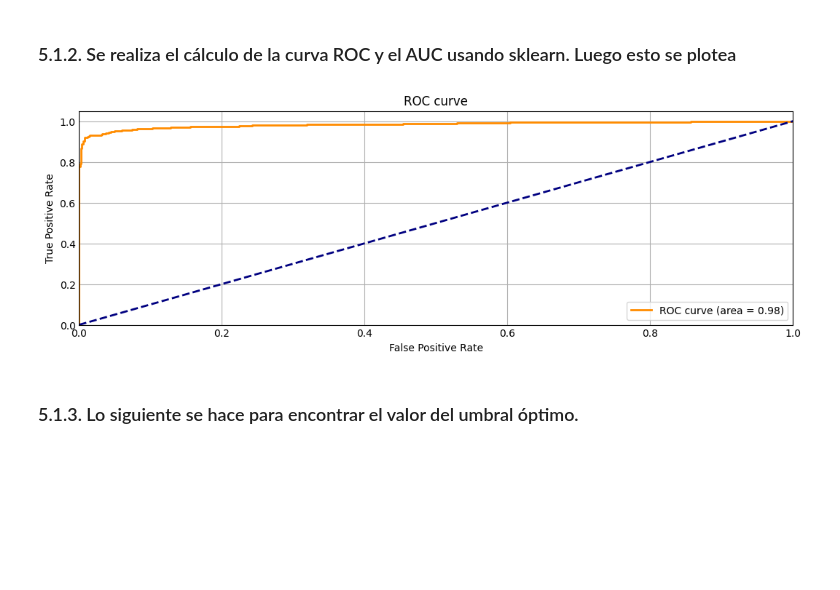
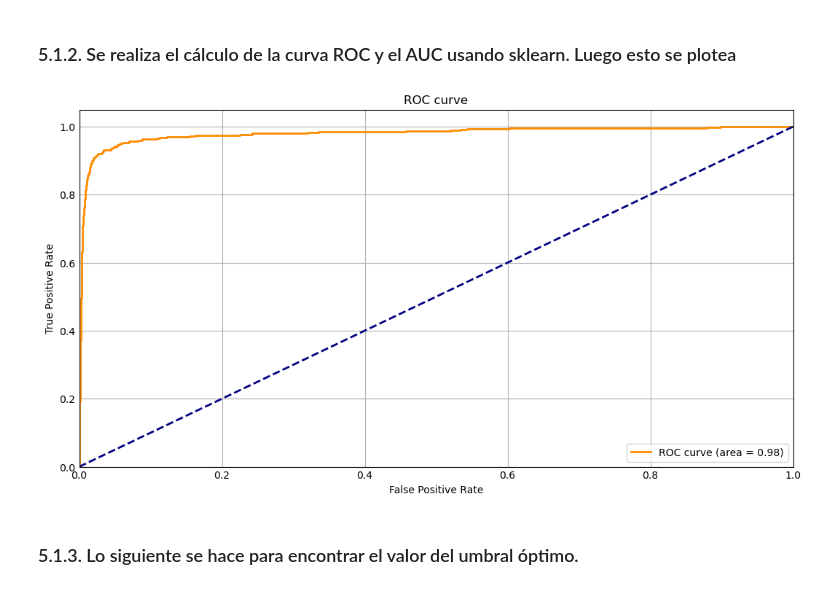
Before and after one commit to simonvidal99/Trigger, a Jupyter notebook: energy.ipynb, the cells around one changed output. Drawn from its saved outputs; the diff is of its cells as text; code cells hidden in the pictures; blank space fills up the shorter version.

```diff
--- a/energy.ipynb
+++ b/energy.ipynb
@@ -441,7 +483,9 @@ energy_events_under_four, power_events_under_four = zip(*[energy_power(st.data)
 # %%
 no_event_df = pd.read_csv('no_event_intervals.txt')
 
-random_intervals = no_event_df.sample(n=50, random_state=1)
+#max es 1273
+intervals = 1273
+random_intervals = no_event_df.sample(n=intervals, random_state=1)
 # %%
 # Convertir las columnas 'Start' y 'End' a datetime
 random_intervals['Start'] = pd.to_datetime(random_intervals['Start'])
@@ -458,13 +502,14 @@ end_time_no_events.sort()
 # %% [markdown]
 ### 4.2.3. Se hace el slice de las trazas para la estación CO10.
 # %%
-station_no_event = ['CO10']*1000
+station_no_event = ['CO10']*intervals
 closest_sts_tr_no_event = [stations_dic[estacion] for estacion in station_no_event]
 
 sliced_traces_no_event = [traces.slice(start, start + 60) for traces, start in zip(closest_sts_tr_no_event, start_times_no_events)]
 # %%
 energy_events_no_events, power_events_no_event = zip(*[energy_power(st.data) for st in sliced_traces_no_event])
 power_events_all = [power_events, power_events_under_four, power_events_no_event]
+energy_events_all = [energy_events, energy_events_under_four, energy_events_no_events]
 event_type = ['$M \geq 4$', '$M < 4$', 'sin eventos']
 # %% [markdown]
 ## 4.3. Comparación a través del histograma de 3 casos diferentes
@@ -484,14 +529,16 @@ Como para realizar esto se necesitan tener solo dos clases, del tipo "sí" y "no
 ### 5.1.1. Comenzamos definiendo las clases y asignando los labels. Consideramos un sismo como 1, y un no sismo como 0
 # %%
 
-classes = ['Seismic Event', 'No Seismic Event']
+classes = ['No Event', 'Event']
 
-power_events_flattened = [np.concatenate(events) for events in power_events_all]
+power_events_flattened = [np.concatenate(events) for events in energy_events_all]
 data = np.concatenate(power_events_flattened)
 # Como estamos trabajando con el log de 10 antes, lo hacemos tambien acá, hace todo más bonito jjjjjeee
 log_data = np.log10(data)
 
-labels = np.concatenate([np.ones(len(power_events_flattened[0])), np.ones(len(power_events_flattened[1])), np.zeros(len(power_events_flattened[2]))])
+labels = np.concatenate([np.ones(len(power_events_flattened[0])),
+                         np.ones(len(power_events_flattened[1])),
+                         np.zeros(len(power_events_flattened[2]))])
 # %% [markdown]
 ### 5.1.2. Se realiza el cálculo de la curva ROC y el AUC usando sklearn. Luego esto se plotea
 # %%
@@ -499,17 +546,17 @@ fpr, tpr, thresholds = roc_curve(labels, log_data)
 
 roc_auc = auc(fpr, tpr)
 # %%
-plt.figure(figsize=(10,3))
+plt.figure(figsize=(10,5))
 plt.plot(fpr, tpr, color='darkorange', lw=2, label='ROC curve (area = %0.2f)' % roc_auc)
 plt.plot([0, 1], [0, 1], color='navy', lw=2, linestyle='--')
 plt.xlim([0.0, 1.0])
 plt.ylim([0.0, 1.05])
 plt.xlabel('False Positive Rate')
 plt.ylabel('True Positive Rate')
 plt.title('ROC curve')
 plt.legend(loc="lower right")
 plt.show()
 # %% [output]
-[figure, old version]
+[figure, new version]
 # %% [markdown]
 ### 5.1.3. Lo siguiente se hace para encontrar el valor del umbral óptimo.
```
Also changed, not shown: parts of 37 cells of this notebook, 1 other file.
